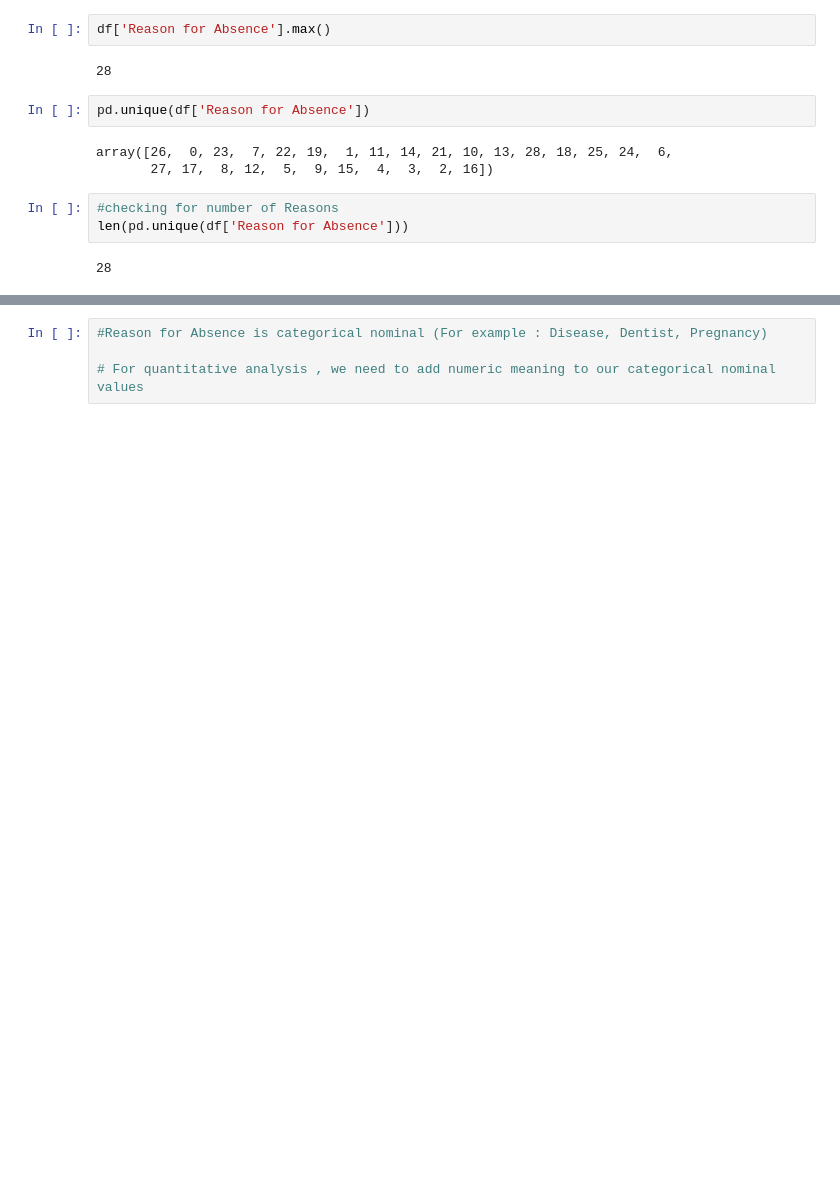
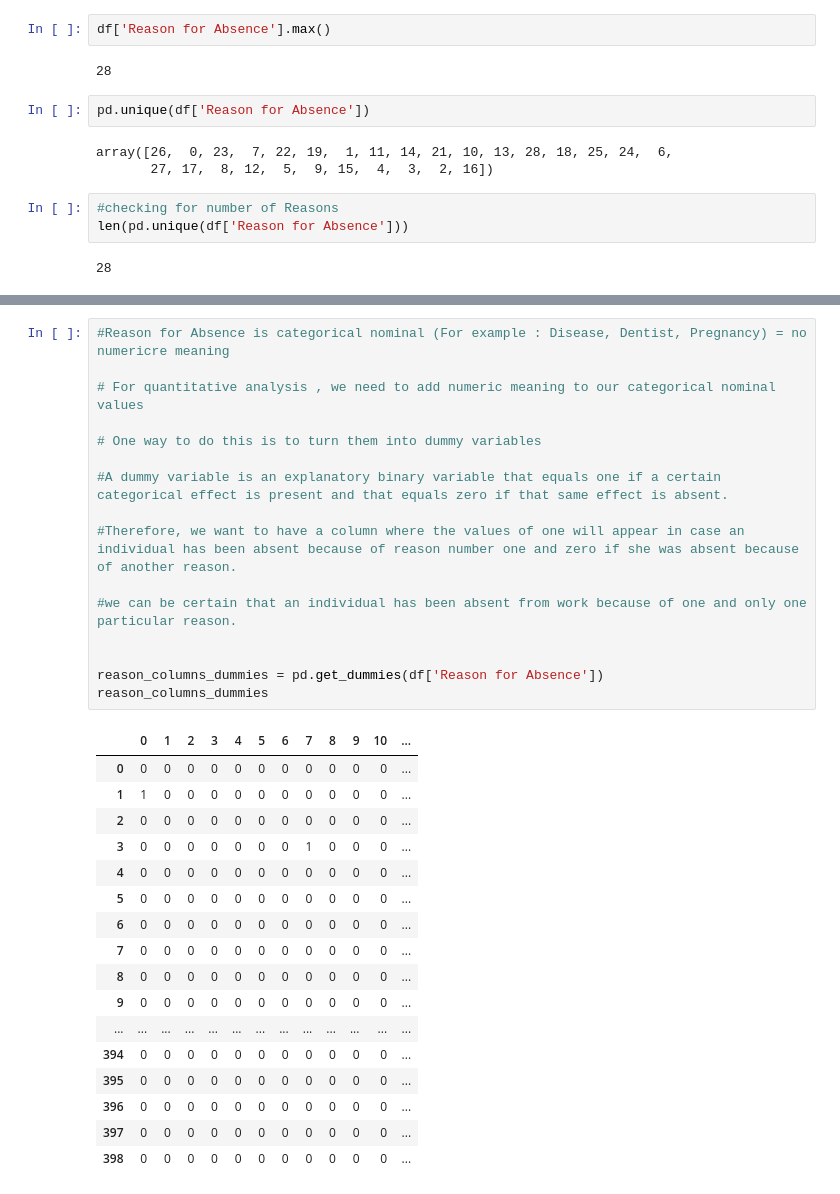
Before and after one commit to sammy10060102/Python-SQL-Tableau, a Jupyter notebook: Preprocessing data.ipynb, the cells around one changed output, grey strips where cells are left out. Drawn from its saved outputs; the diff is of its cells as text; blank space fills up the shorter version.

Commit message:
checking value of dummies

```diff
--- a/Preprocessing data.ipynb
+++ b/Preprocessing data.ipynb
@@ -180,6 +200,36 @@ sorted(df['Reason for Absence'].unique())
  27,
  28]
 # %%
-#Reason for Absence is categorical nominal (For example : Disease, Dentist, Pregnancy)
+#Reason for Absence is categorical nominal (For example : Disease, Dentist, Pregnancy) = no numericre meaning
 
 # For quantitative analysis , we need to add numeric meaning to our categorical nominal values
+
+# One way to do this is to turn them into dummy variables
+
+#A dummy variable is an explanatory binary variable that equals one if a certain categorical effect is present and that equals zero if that same effect is absent.
+
+#Therefore, we want to have a column where the values of one will appear in case an individual has been absent because of reason number one and zero if she was absent because of another reason.
+
+#we can be certain that an individual has been absent from work because of one and only one particular reason.
+
+
+reason_columns_dummies = pd.get_dummies(df['Reason for Absence'])
+reason_columns_dummies
+# %% [output]
+|  | 0 | 1 | 2 | 3 | 4 | 5 | 6 | 7 | 8 | 9 | 10 | ... |
+| 0 | 0 | 0 | 0 | 0 | 0 | 0 | 0 | 0 | 0 | 0 | 0 | ... |
+| 1 | 1 | 0 | 0 | 0 | 0 | 0 | 0 | 0 | 0 | 0 | 0 | ... |
+| 2 | 0 | 0 | 0 | 0 | 0 | 0 | 0 | 0 | 0 | 0 | 0 | ... |
+| 3 | 0 | 0 | 0 | 0 | 0 | 0 | 0 | 1 | 0 | 0 | 0 | ... |
+| 4 | 0 | 0 | 0 | 0 | 0 | 0 | 0 | 0 | 0 | 0 | 0 | ... |
+| 5 | 0 | 0 | 0 | 0 | 0 | 0 | 0 | 0 | 0 | 0 | 0 | ... |
+| 6 | 0 | 0 | 0 | 0 | 0 | 0 | 0 | 0 | 0 | 0 | 0 | ... |
+| 7 | 0 | 0 | 0 | 0 | 0 | 0 | 0 | 0 | 0 | 0 | 0 | ... |
+| 8 | 0 | 0 | 0 | 0 | 0 | 0 | 0 | 0 | 0 | 0 | 0 | ... |
+| 9 | 0 | 0 | 0 | 0 | 0 | 0 | 0 | 0 | 0 | 0 | 0 | ... |
+| ... | ... | ... | ... | ... | ... | ... | ... | ... | ... | ... | ... | ... |
+| 394 | 0 | 0 | 0 | 0 | 0 | 0 | 0 | 0 | 0 | 0 | 0 | ... |
+| 395 | 0 | 0 | 0 | 0 | 0 | 0 | 0 | 0 | 0 | 0 | 0 | ... |
+| 396 | 0 | 0 | 0 | 0 | 0 | 0 | 0 | 0 | 0 | 0 | 0 | ... |
+| 397 | 0 | 0 | 0 | 0 | 0 | 0 | 0 | 0 | 0 | 0 | 0 | ... |
+| 398 | 0 | 0 | 0 | 0 | 0 | 0 | 0 | 0 | 0 | 0 | 0 | ... |
```
Also changed, not shown: parts of 7 cells of this notebook.
